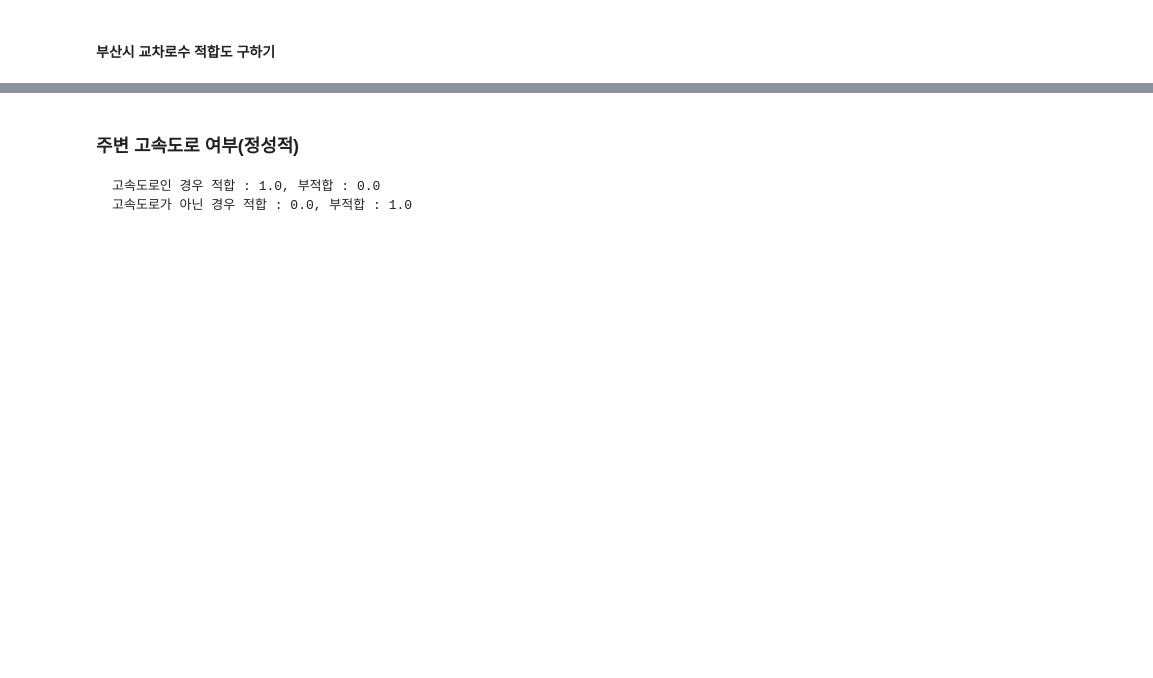
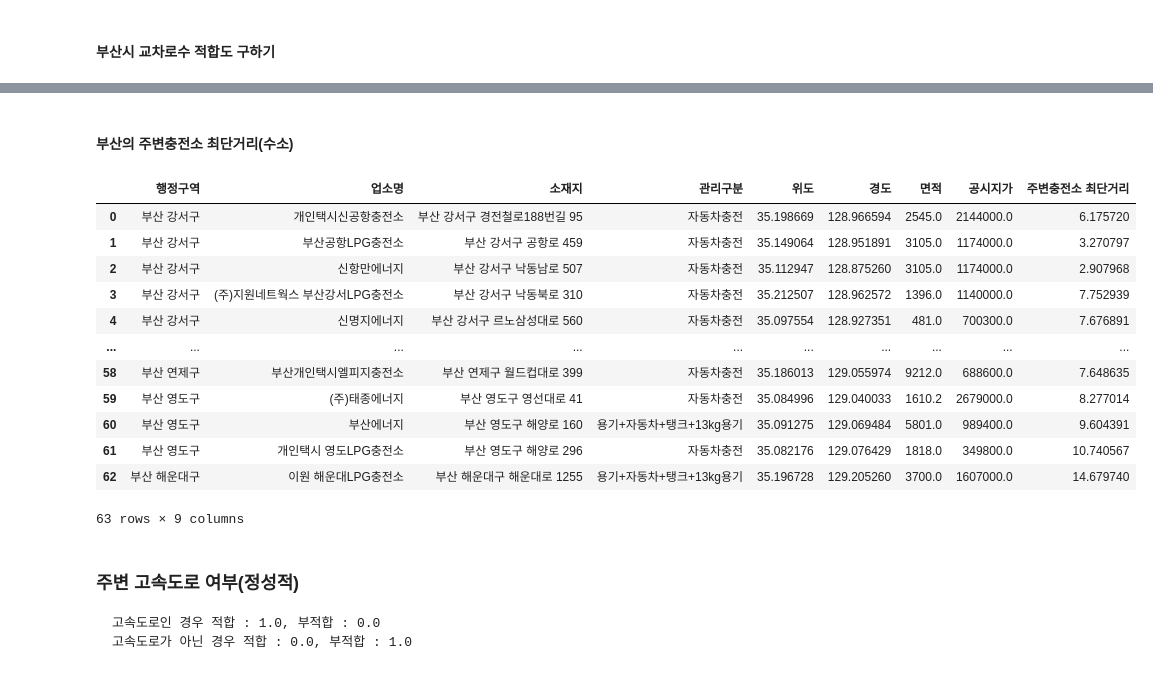
Before and after one commit to jhparkland/Green-Car-Charging-Station-Site-Selection, a Jupyter notebook: Notebook/GVCS/GVCS.ipynb, the cells around one changed output, grey strips where cells are left out. Drawn from its saved outputs; the diff is of its cells as text; code cells hidden in the pictures; blank space fills up the shorter version.

```diff
--- a/Notebook/GVCS/GVCS.ipynb
+++ b/Notebook/GVCS/GVCS.ipynb
@@ -704,0 +735,20 @@ df_parking_intersection['교차로'].min(),df_parking_intersection['교차로'].
+# %% [markdown]
+#### 부산의 주변충전소 최단거리(수소)
+# %%
+LPG_file_path = 'C:\\Users\\SAMSUNG\\Desktop\\Green-Car-Charging-Station-Site-Selection\\Data\\부산 LPG 충전소 현황.csv'
+df_LPG = pd.read_csv(LPG_file_path, encoding='cp949')
+df_LPG
+# %% [output]
+|  | 행정구역 | 업소명 | 소재지 | 관리구분 | 위도 | 경도 | 면적 | 공시지가 | 주변충전소 최단거리 |
+| 0 | 부산 강서구 | 개인택시신공항충전소 | 부산 강서구 경전철로188번길 95 | 자동차충전 | 35.198669 | 128.966594 | 2545.0 | 2144000.0 | 6.175720 |
+| 1 | 부산 강서구 | 부산공항LPG충전소 | 부산 강서구 공항로 459 | 자동차충전 | 35.149064 | 128.951891 | 3105.0 | 1174000.0 | 3.270797 |
+| 2 | 부산 강서구 | 신항만에너지 | 부산 강서구 낙동남로 507 | 자동차충전 | 35.112947 | 128.875260 | 3105.0 | 1174000.0 | 2.907968 |
+| 3 | 부산 강서구 | (주)지원네트웍스 부산강서LPG충전소 | 부산 강서구 낙동북로 310 | 자동차충전 | 35.212507 | 128.962572 | 1396.0 | 1140000.0 | 7.752939 |
+| 4 | 부산 강서구 | 신명지에너지 | 부산 강서구 르노삼성대로 560 | 자동차충전 | 35.097554 | 128.927351 | 481.0 | 700300.0 | 7.676891 |
+| ... | ... | ... | ... | ... | ... | ... | ... | ... | ... |
+| 58 | 부산 연제구 | 부산개인택시엘피지충전소 | 부산 연제구 월드컵대로 399 | 자동차충전 | 35.186013 | 129.055974 | 9212.0 | 688600.0 | 7.648635 |
+| 59 | 부산 영도구 | (주)태종에너지 | 부산 영도구 영선대로 41 | 자동차충전 | 35.084996 | 129.040033 | 1610.2 | 2679000.0 | 8.277014 |
+| 60 | 부산 영도구 | 부산에너지 | 부산 영도구 해양로 160 | 용기+자동차+탱크+13kg용기 | 35.091275 | 129.069484 | 5801.0 | 989400.0 | 9.604391 |
+| 61 | 부산 영도구 | 개인택시 영도LPG충전소 | 부산 영도구 해양로 296 | 자동차충전 | 35.082176 | 129.076429 | 1818.0 | 349800.0 | 10.740567 |
+| 62 | 부산 해운대구 | 이원 해운대LPG충전소 | 부산 해운대구 해운대로 1255 | 용기+자동차+탱크+13kg용기 | 35.196728 | 129.205260 | 3700.0 | 1607000.0 | 14.679740 |
+63 rows × 9 columns
```
Also changed, not shown: parts of 21 cells of this notebook, 34 other files.
